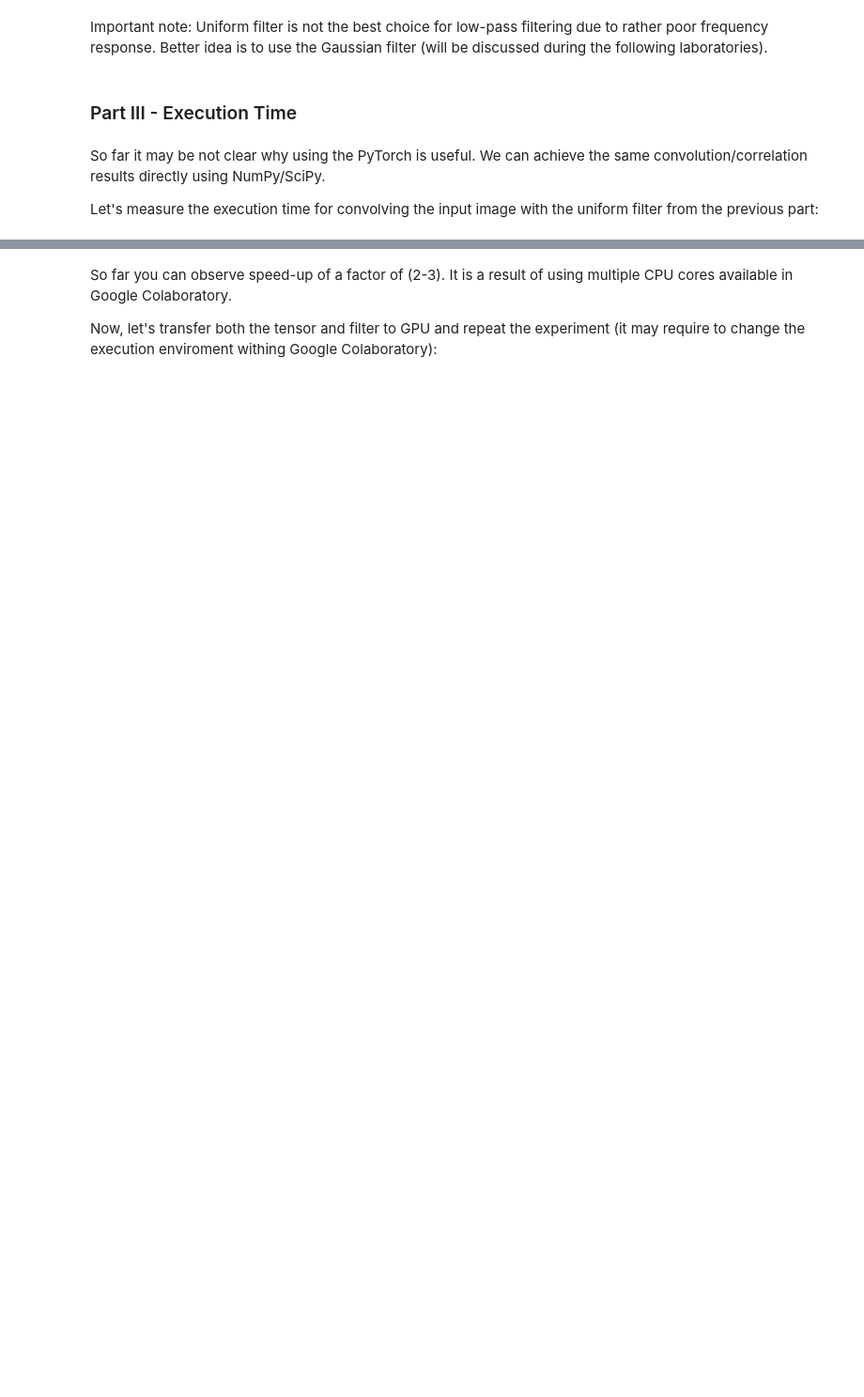
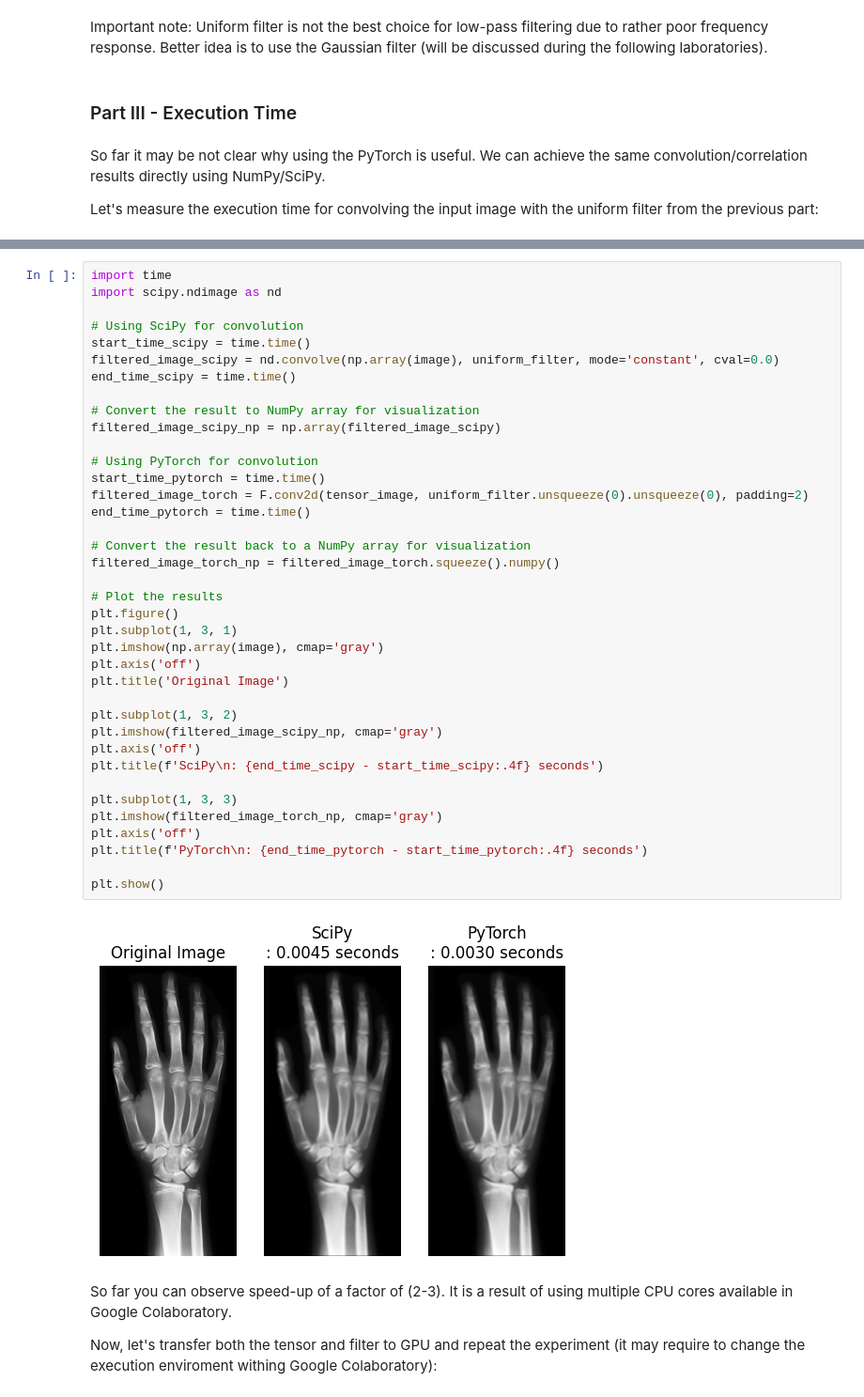
Before and after one commit to Mateleo/EmbeddedAI, a Jupyter notebook: Medical/Lab2_ToComplete.ipynb, the cells around one changed output, grey strips where cells are left out. Shown: that part at 94% size. Drawn from its saved outputs; the diff is of its cells as text; blank space fills up the shorter version.

```diff
--- a/Medical/Lab2_ToComplete.ipynb
+++ b/Medical/Lab2_ToComplete.ipynb
@@ -334,3 +367,43 @@ RuntimeError: filter weights array has incorrect shape.
+# %%
+import time
+import scipy.ndimage as nd
+
+# Using SciPy for convolution
+start_time_scipy = time.time()
+filtered_image_scipy = nd.convolve(np.array(image), uniform_filter, mode='constant', cval=0.0)
+end_time_scipy = time.time()
+
+# Convert the result to NumPy array for visualization
+filtered_image_scipy_np = np.array(filtered_image_scipy)
+
+# Using PyTorch for convolution
+start_time_pytorch = time.time()
+filtered_image_torch = F.conv2d(tensor_image, uniform_filter.unsqueeze(0).unsqueeze(0), padding=2)
+end_time_pytorch = time.time()
+
+# Convert the result back to a NumPy array for visualization
+filtered_image_torch_np = filtered_image_torch.squeeze().numpy()
+
+# Plot the results
+plt.figure()
+plt.subplot(1, 3, 1)
+plt.imshow(np.array(image), cmap='gray')
+plt.axis('off')
+plt.title('Original Image')
+
+plt.subplot(1, 3, 2)
+plt.imshow(filtered_image_scipy_np, cmap='gray')
+plt.axis('off')
+plt.title(f'SciPy\n: {end_time_scipy - start_time_scipy:.4f} seconds')
+
+plt.subplot(1, 3, 3)
+plt.imshow(filtered_image_torch_np, cmap='gray')
+plt.axis('off')
+plt.title(f'PyTorch\n: {end_time_pytorch - start_time_pytorch:.4f} seconds')
+
+plt.show()
+# %% [output]
+[figure, added]
 # %% [markdown]
 So far you can observe speed-up of a factor of (2-3). It is a result of using multiple CPU cores available in Google Colaboratory.
 
```
Also changed, not shown: parts of 16 cells of this notebook, 2 other files.
